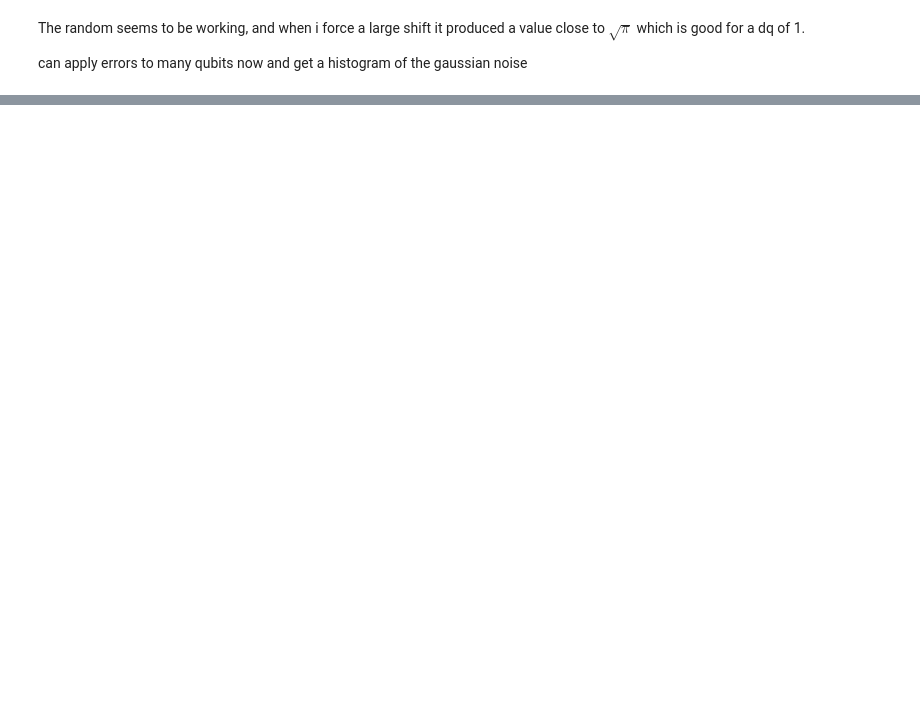
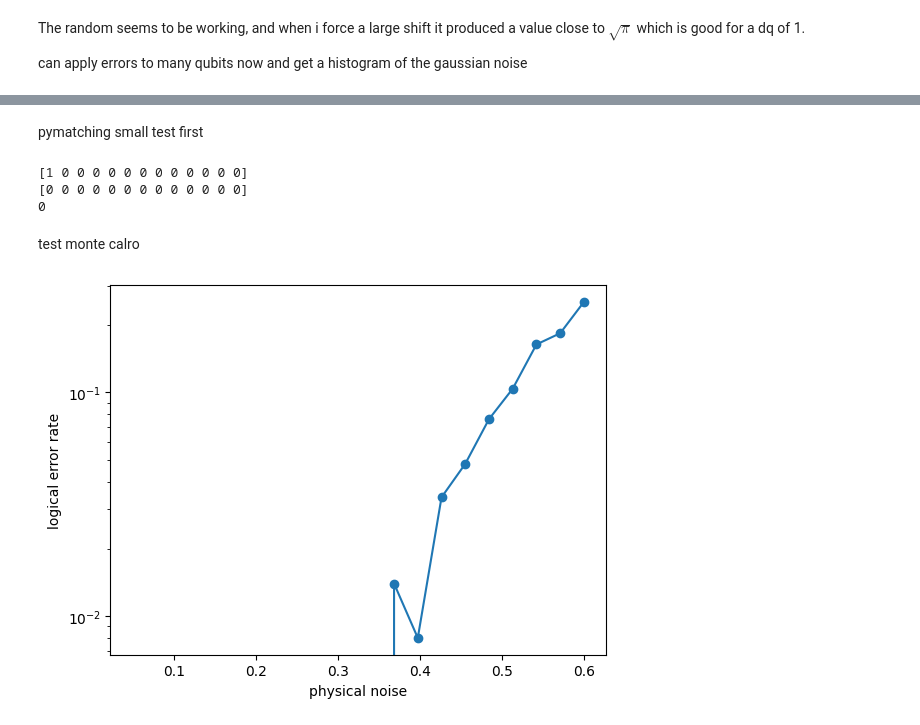
Before and after one commit to laramt04/GKP_QEC_Project_Code, a Jupyter notebook: GKP_readout_gaussian.ipynb, the cells around one changed output, grey strips where cells are left out. Drawn from its saved outputs; the diff is of its cells as text; code cells hidden in the pictures; blank space fills up the shorter version.

```diff
--- a/GKP_readout_gaussian.ipynb
+++ b/GKP_readout_gaussian.ipynb
@@ -239,0 +298,63 @@ plt.show()
+# %% [markdown]
+pymatching small test first
+# %%
+matching = pymatching.Matching.from_check_matrix(Hz)
+# %%
+n_qubits = Hz.shape[1]
+
+e = np.zeros(n_qubits, dtype=np.uint8)
+e[0] = 1
+
+syndrome = (Hz @ e) % 2
+correction = matching.decode(syndrome)
+print(correction)
+
+residual = (e + correction) % 2
+print(residual)
+
+logical_fail = (residual @ logical_z) % 2
+print(logical_fail)
+# %% [output]
+[1 0 0 0 0 0 0 0 0 0 0 0 0]
+[0 0 0 0 0 0 0 0 0 0 0 0 0]
+0
+# %% [markdown]
+test monte calro
+# %%
+p = 0.05
+sigma_vals = np.linspace(0.05, 0.6, 20)
+
+logical_rate = []
+
+for sigma in sigma_vals:
+
+    errors = 0
+
+    for _ in range(n_trials):
+
+        e = np.zeros(Hz.shape[1], dtype=np.uint8)
+
+        for q in range(Hz.shape[1]):
+
+            dq = np.random.normal(0, sigma)
+
+            if abs(dq) > sqrt_pi/2:
+                e[q] = 1
+
+        syndrome = (Hz @ e) % 2
+
+        correction = matching.decode(syndrome)
+
+        residual = (e + correction) % 2
+
+        if (residual @ logical_z) % 2:
+            errors += 1
+
+    logical_rate.append(errors / n_trials)
+# %%
+plt.semilogy(sigma_vals, logical_rate, marker='o') # does yscale log in the plot thats cool
+plt.xlabel("physical noise")
+plt.ylabel("logical error rate")
+plt.show()
+# %% [output]
+[figure, added]
```
Also changed, not shown: parts of 7 cells of this notebook.
